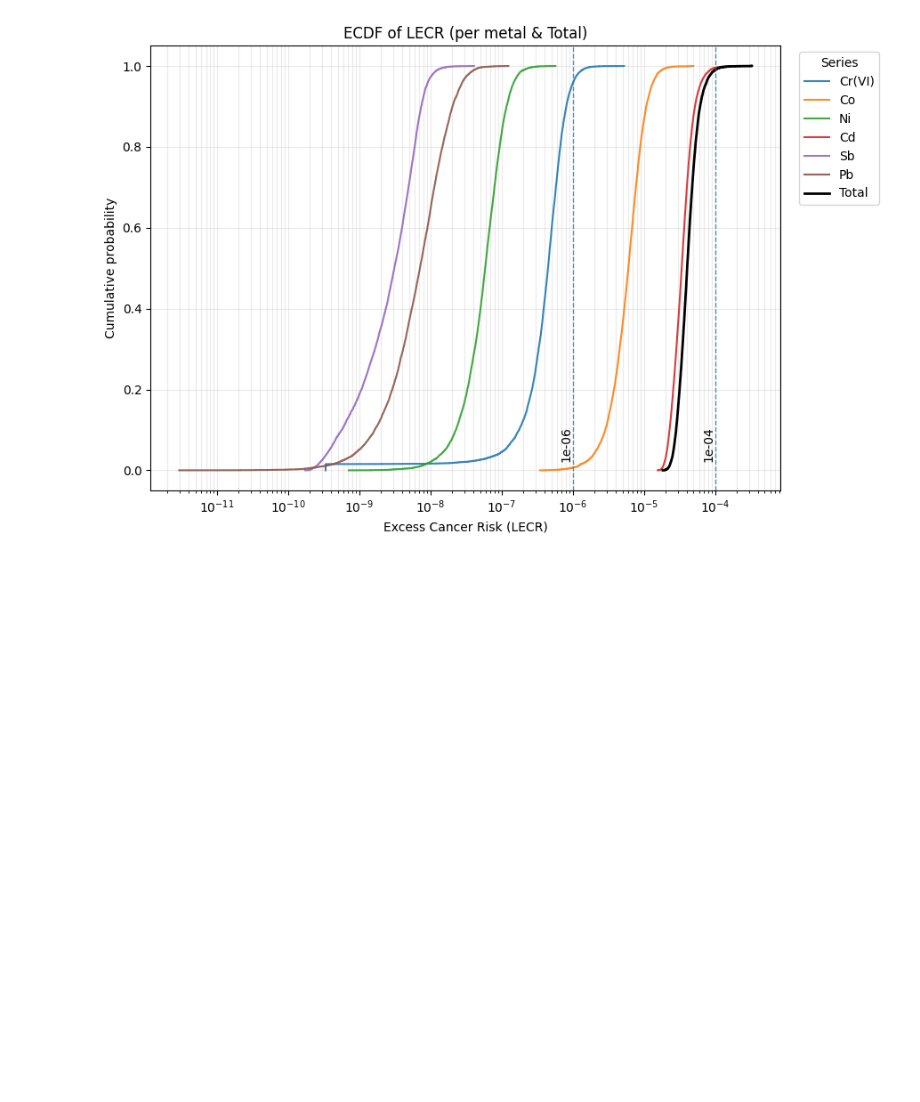
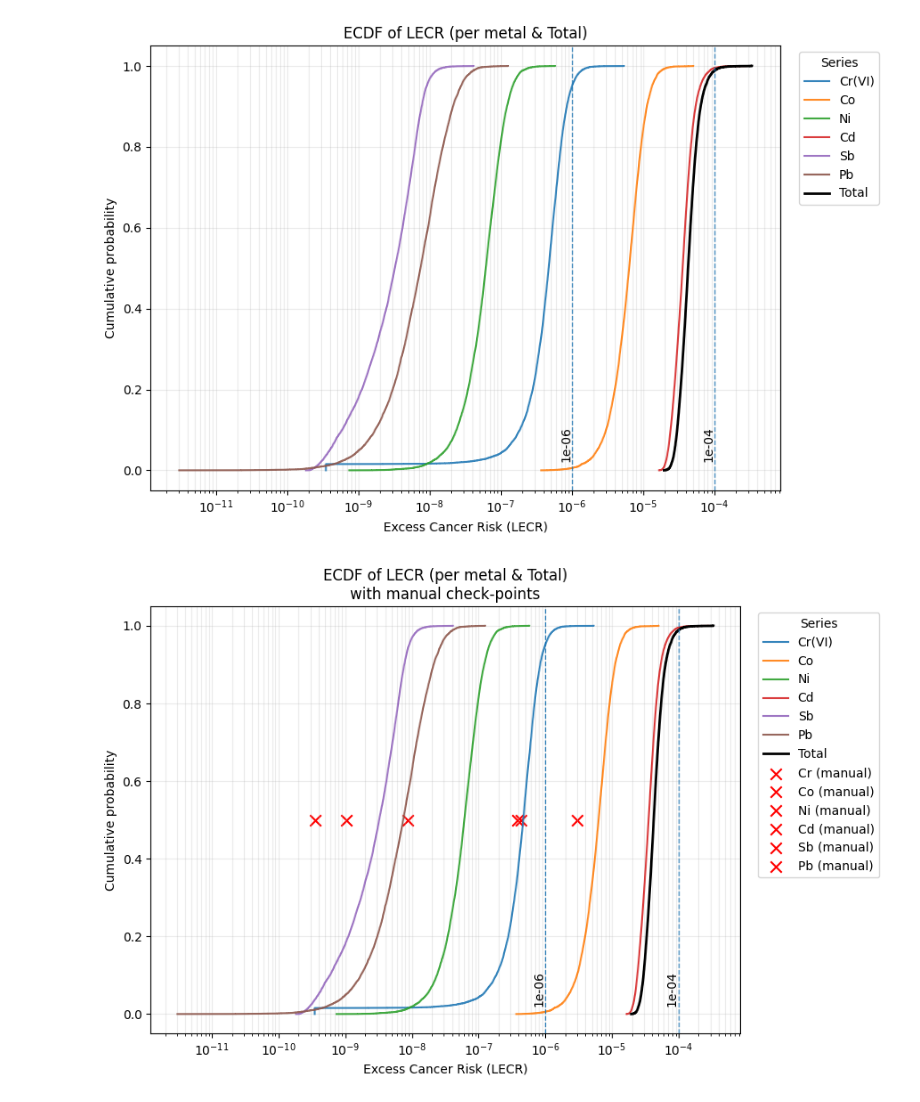
Before and after one commit to hyen0322/202508, a Jupyter notebook: [9.12] 몬테카를로.ipynb, the cells around one changed output. Drawn from its saved outputs; the diff is of its cells as text; code cells hidden in the pictures; blank space fills up the shorter version.

```diff
--- a/[9.12] 몬테카를로.ipynb
+++ b/[9.12] 몬테카를로.ipynb
@@ -1530,3 +801,86 @@ plt.tight_layout()
 plt.show()
 # %% [output]
 [figure]
+# %%
+# 금속별 LECR 누적확률분포 그래프 + 손계산 값 표시
+import numpy as np
+import matplotlib.pyplot as plt
+
+def ecdf(arr: np.ndarray):
+    x = np.asarray(arr, dtype=float)
+    x = x[np.isfinite(x)]
+    if x.size == 0:
+        return np.array([]), np.array([])
+    x = np.sort(x)
+    n = x.size
+    F = np.arange(1, n+1) / n
+    return x, F
+
+def make_positive_for_log(x: np.ndarray, fallback=1e-18):
+    x = np.asarray(x, dtype=float)
+    pos = x[x > 0]
+    if pos.size == 0:
+        return np.full_like(x, fallback)
+    eps = float(np.min(pos)) * 0.5
+    eps = eps if eps > 0 else float(fallback)
+    return np.where(x > 0, x, eps)
+
+# 1) 금속별 LECR
+lecr_per_metal = {}
+for m in ORDER:
+    if (m in IUR) and (m in C_sims):
+        lecr_per_metal[m] = C_sims[m] * Kg['Lifetime'] * IUR[m]
+
+# 2) Total LECR (금속별 합)
+cumulative_lecr = None
+if lecr_per_metal:
+    cumulative_lecr = np.sum(list(lecr_per_metal.values()), axis=0)
+
+# 3) ECDF 그리기
+plt.figure(figsize=(9, 6))
+
+# 금속별
+for m, v in lecr_per_metal.items():
+    v_plot = make_positive_for_log(v)
+    x, y = ecdf(v_plot)
+    if x.size > 0:
+        plt.step(x, y, where='post', label=m, alpha=0.9)
+
+# Total LECR (금속별 합)
+if cumulative_lecr is not None:
+    v_total = make_positive_for_log(cumulative_lecr)
+    x_all, y_all = ecdf(v_total)
+    if x_all.size > 0:
+        plt.step(x_all, y_all, where='post', label="Total",
+                 linewidth=2.0, color='Black')
+
+# 기준선 (1e-6, 1e-4)
+for ref in [1e-6, 1e-4]:
+    plt.axvline(ref, linestyle='--', linewidth=1, alpha=0.8)
+    plt.text(ref, 0.02, f"{ref:.0e}", rotation=90, va='bottom', ha='right')
+
+# === 손계산 값 표시 (예시) ===
+manual_values = {
+    "Cr": 0.00611 * 87.5 * 7 * 0.9589 / (1440 * 78.6) * 1.20e-02,
+    "Co": 0.00939 * 87.5 * 7 * 0.9589 / (1440 * 78.6) * 9.00e-03,
+    "Ni": 0.00692 * 87.5 * 7 * 0.9589 / (1440 * 78.6) * 2.40e-04,
+    "Cd": 0.31697 * 87.5 * 7 * 0.9589 / (1440 * 78.6) * 1.80e-03,
+    "Sb": 0.02999 * 87.5 * 7 * 0.9589 / (1440 * 78.6) * 2.29e-06,
+    "Pb": 0.01683 * 87.5 * 7 * 0.9589 / (1440 * 78.6) * 1.20e-05
+}
+
+for metal, val in manual_values.items():
+    plt.scatter(val, 0.5, color="red", marker="x", s=80,
+                label=f"{metal} (manual)")  # y=0.5는 임의, 위치 강조용
+
+# 서식 설정
+plt.xscale('log')
+plt.xlabel('Excess Cancer Risk (LECR)')
+plt.ylabel('Cumulative probability')
+plt.title('ECDF of LECR (per metal & Total)\nwith manual check-points')
+plt.grid(True, which='both', axis='both', alpha=0.25)
+plt.legend(title='Series', loc='upper left', bbox_to_anchor=(1.02, 1.0))
+plt.tight_layout()
+plt.show()
+# %% [output]
+[figure, added]
```
Also changed, not shown: parts of 4 cells of this notebook.
